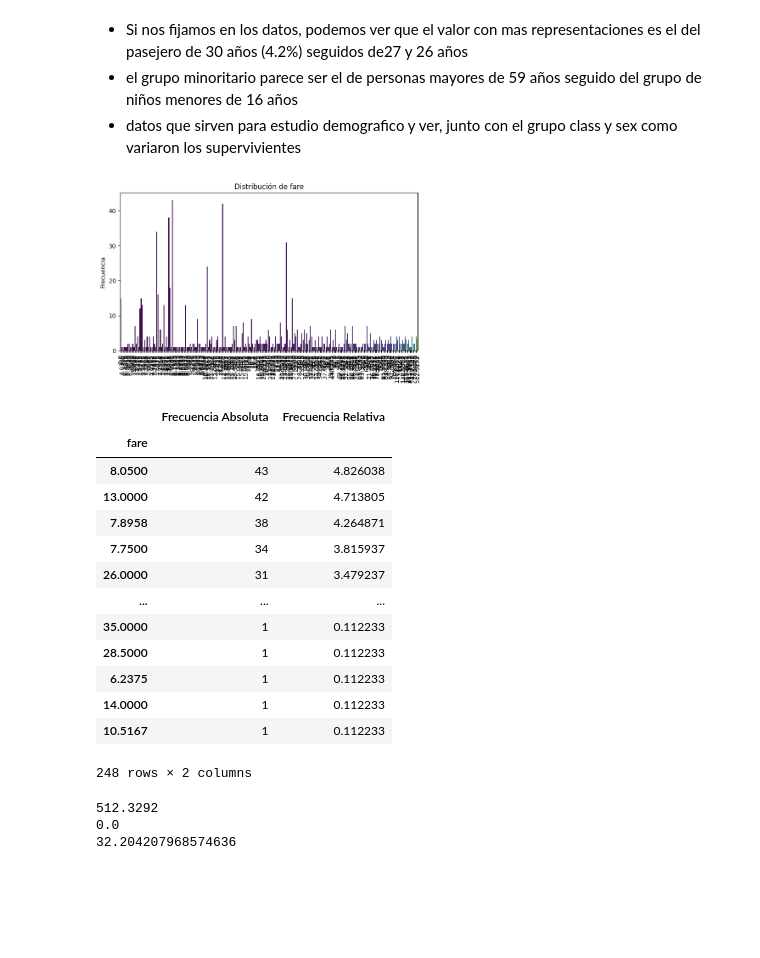
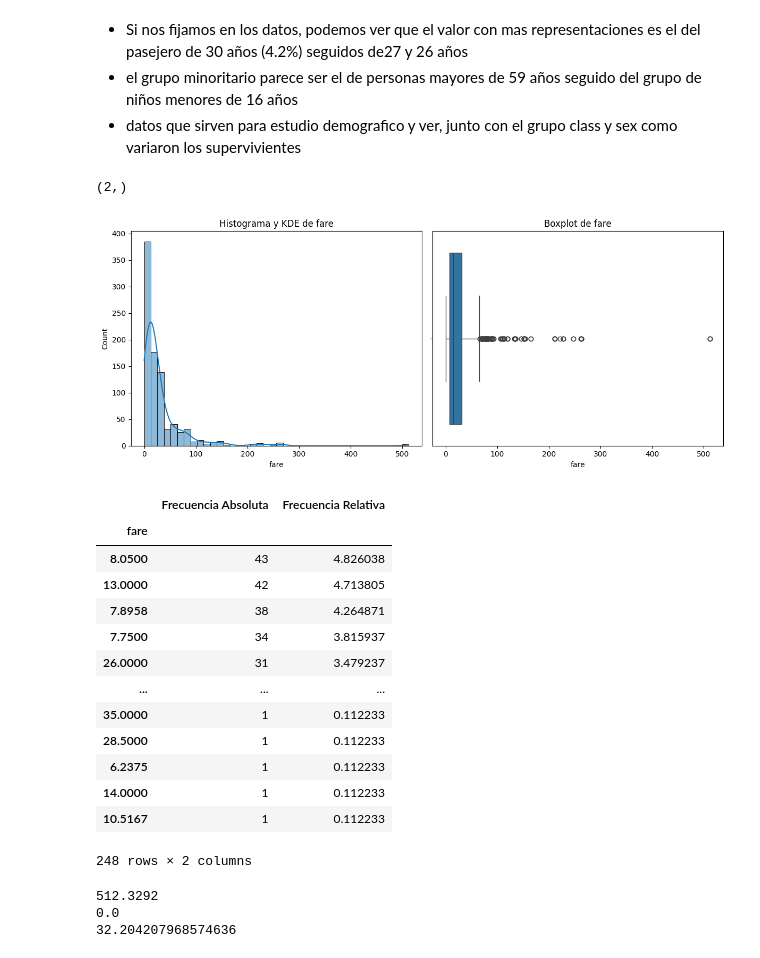
Before and after one commit to MartinAmez/ONLINE_DS_THEBRIDGE_MARTIN, a Jupyter notebook: Sprint 7 Analisis/Practica_Obligatoria/18_Practica_Obligatoria_Univariante.ipynb, the cells around one changed output. Saved outputs shown, nothing was run; the diff lists cells and outputs as text; code cells hidden in the pictures; blank space fills up the shorter version.

```diff
--- a/Sprint 7 Analisis/Practica_Obligatoria/18_Practica_Obligatoria_Univariante.ipynb
+++ b/Sprint 7 Analisis/Practica_Obligatoria/18_Practica_Obligatoria_Univariante.ipynb
@@ -475,10 +476,11 @@ frecuencias(df_titanic,"age")
 * datos que sirven para estudio demografico y ver, junto con el grupo class y sex como variaron los supervivientes
 # %%
 # Analizamos las columnas age y fare
-pinta_distribucion_categoricas(df_titanic,["fare"], giro=90,)
+plot_combined_graphs(df_titanic,["fare"], bins=40)
 frecuencias(df_titanic,"fare")
 # %% [output]
+(2,)
-[figure, old version]
+[figure, new version]
 |  | Frecuencia Absoluta | Frecuencia Relativa |
 | fare |  |  |
 | 8.0500 | 43 | 4.826038 |
@@ -492,7 +494,7 @@ frecuencias(df_titanic,"fare")
 | 6.2375 | 1 | 0.112233 |
 | 14.0000 | 1 | 0.112233 |
 | 10.5167 | 1 | 0.112233 |
-248 rows × 2 columns
+248 rows × 2 columns
 # %%
 print(df_titanic.fare.max())
 print(df_titanic.fare.min())
```
Also changed, not shown: parts of 5 cells of this notebook, 1 other file.
